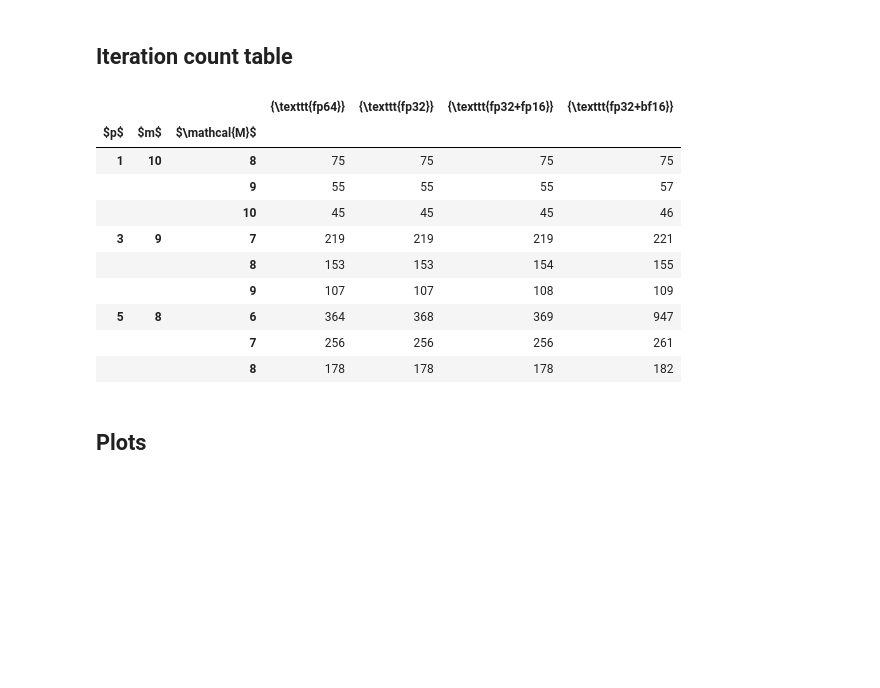
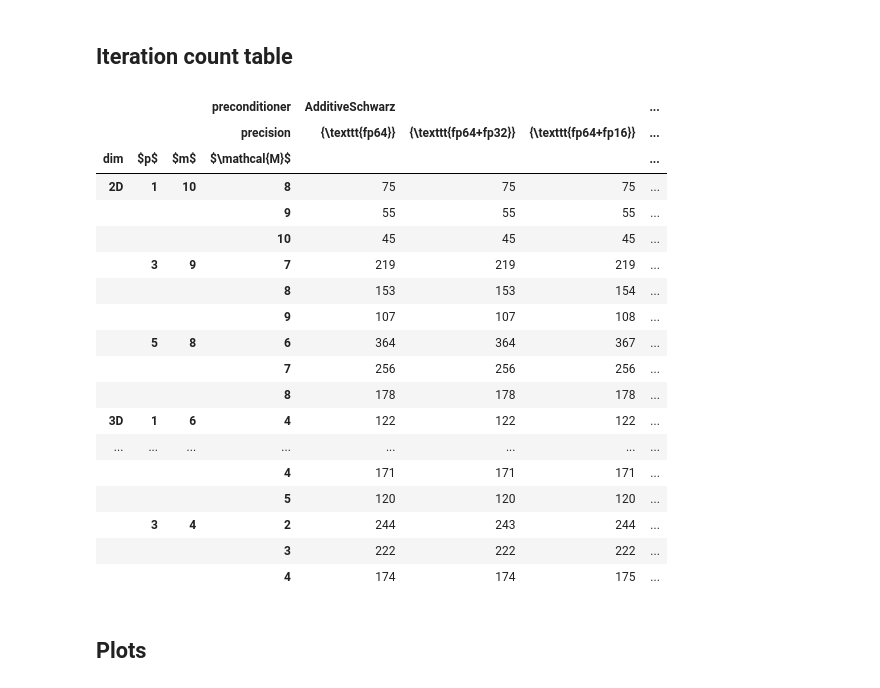
Before and after one commit to mgr0dzicki/dd-solvers, a Jupyter notebook: notebooks/precision_tables.ipynb, the cells around one changed output. Saved outputs shown, nothing was run; the diff lists cells and outputs as text; code cells hidden in the pictures; blank space fills up the shorter version.

```diff
--- a/notebooks/precision_tables.ipynb
+++ b/notebooks/precision_tables.ipynb
@@ -6,14 +6,18 @@ import numpy as np
 from utils import *
 # %%
 def solver_name_to_precision(name):
-    asm_prec = name.split(".")[1].split(",")[0]
+    preconditioner_prec = name.split(".")[1].split(",")[0]
     if "Inv(torch." not in name:
-        return asm_prec
+        return preconditioner_prec
     else:
         inv_prec = name.split("Inv(torch.")[1].split(")")[0]
-        return f"{asm_prec}+{inv_prec}"
+        return f"{preconditioner_prec}+{inv_prec}"
+
 
 def solver_name_to_preconditioner(name):
+    if "CG" in name:
+        name = name.split("CG(")[1]
+    return name.split("(")[0]
 # %%
 def generate_summary(df: pd.DataFrame):
     if "solve times" not in df.columns:
@@ -25,9 +29,12 @@ def generate_summary(df: pd.DataFrame):
     df = pd.concat([df, metadata_df], axis=1)
 
     df["precision"] = df["solver"].apply(solver_name_to_precision)
+    df["preconditioner"] = df["solver"].apply(solver_name_to_preconditioner)
+    df["fine m"] = df["fine m"].apply(lambda x: int(x[1:]))
+    df["coarse m"] = df["coarse m"].apply(lambda x: int(x[1:]))
     pivot_table = df.pivot_table(
         index=["dim", "p", "fine m", "coarse m"],
-        columns=["precision"],
+        columns=["preconditioner", "precision"],
         values=metadata_cols,
         aggfunc="min",
     )
@@ -98,42 +118,80 @@ for i, d in enumerate(ds):
 # %%
 nice_col_names = {
     "p": "$p$",
     "fine m": "$m$",
     "solvers m": "$M$",
     "coarse m": "$\\mathcal{M}$",
 }
 
-iter_summary = summary["iterations"][precisions].copy()
+precisions_order = [
+    "float64",
+    "float64+float32",
+    "float64+float16",
+    "float64+bfloat16",
+    "float32",
+    "float32+float16",
+    "float32+bfloat16",
+]
+
+iter_summary = summary["iterations"].copy()
+
+iter_summary = iter_summary.reindex(
+    columns=pd.Index(
+        iter_summary.columns.levels[1],
+        name="precision",
+    ).reindex(
+        precisions_order
+    )[0],
+    level="precision",
+)
+
 formatted_iter_table = iter_summary.astype(int).style.format_index(
     lambda prec: f"{{\\texttt{{{shorten_precision(prec)}}}}}",
     axis=1,
+    level="precision",
 )
 formatted_iter_table.index.rename(nice_col_names, inplace=True)
 formatted_iter_table.columns.name = None
 
 
 def highlight_values(s):
-    return [""] + [
-        "color: #ff0000;" if v > 500 else "color: #aaaaaa" if v == s.iloc[0] else ""
-        for v in s[1:]
-    ]
+    return (
+        [""]
+        + [
+            "color: #ff0000;" if v > 500 else "color: #aaaaaa" if v == s.iloc[0] else ""
+            for v in s[1:7]
+        ]
+        + [""]
+        + [
+            "color: #ff0000;" if v > 400 else "color: #aaaaaa" if v == s.iloc[7] else ""
+            for v in s[8:]
+        ]
+    )
 
 
 formatted_iter_table = formatted_iter_table.apply(highlight_values, axis=1)
 
 formatted_iter_table
 # %% [output]
-|  |  |  | {\texttt{fp64}} | {\texttt{fp32}} | {\texttt{fp32+fp16}} | {\texttt{fp32+bf16}} |
-| $p$ | $m$ | $\mathcal{M}$ |  |  |  |  |
-| 1 | 10 | 8 | 75 | 75 | 75 | 75 |
-|  |  | 9 | 55 | 55 | 55 | 57 |
-|  |  | 10 | 45 | 45 | 45 | 46 |
-| 3 | 9 | 7 | 219 | 219 | 219 | 221 |
-|  |  | 8 | 153 | 153 | 154 | 155 |
-|  |  | 9 | 107 | 107 | 108 | 109 |
-| 5 | 8 | 6 | 364 | 368 | 369 | 947 |
-|  |  | 7 | 256 | 256 | 256 | 261 |
-|  |  | 8 | 178 | 178 | 178 | 182 |
+|  |  |  | preconditioner | AdditiveSchwarz |  |  | ... |
+|  |  |  | precision | {\texttt{fp64}} | {\texttt{fp64+fp32}} | {\texttt{fp64+fp16}} | ... |
+| dim | $p$ | $m$ | $\mathcal{M}$ |  |  |  | ... |
+| 2D | 1 | 10 | 8 | 75 | 75 | 75 | ... |
+|  |  |  | 9 | 55 | 55 | 55 | ... |
+|  |  |  | 10 | 45 | 45 | 45 | ... |
+|  | 3 | 9 | 7 | 219 | 219 | 219 | ... |
+|  |  |  | 8 | 153 | 153 | 154 | ... |
+|  |  |  | 9 | 107 | 107 | 108 | ... |
+|  | 5 | 8 | 6 | 364 | 364 | 367 | ... |
+|  |  |  | 7 | 256 | 256 | 256 | ... |
+|  |  |  | 8 | 178 | 178 | 178 | ... |
+| 3D | 1 | 6 | 4 | 122 | 122 | 122 | ... |
+| ... | ... | ... | ... | ... | ... | ... | ... |
+|  |  |  | 4 | 171 | 171 | 171 | ... |
+|  |  |  | 5 | 120 | 120 | 120 | ... |
+|  | 3 | 4 | 2 | 244 | 243 | 244 | ... |
+|  |  |  | 3 | 222 | 222 | 222 | ... |
+|  |  |  | 4 | 174 | 174 | 175 | ... |
 # %%
 iter_table_latex = formatted_iter_table.to_latex(
     hrules=True,
```
Also changed, not shown: parts of 8 cells of this notebook.
